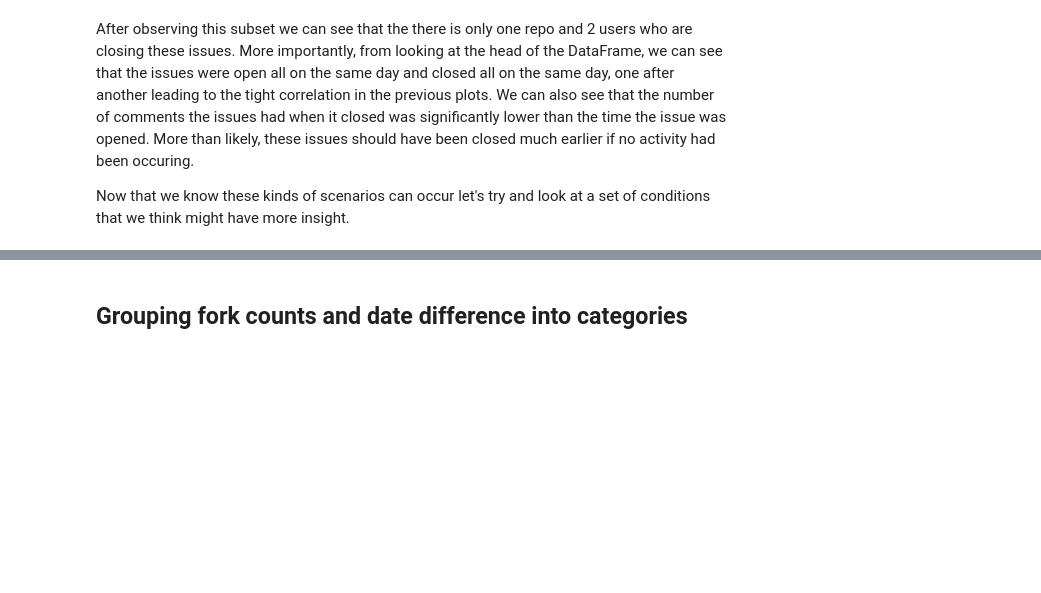
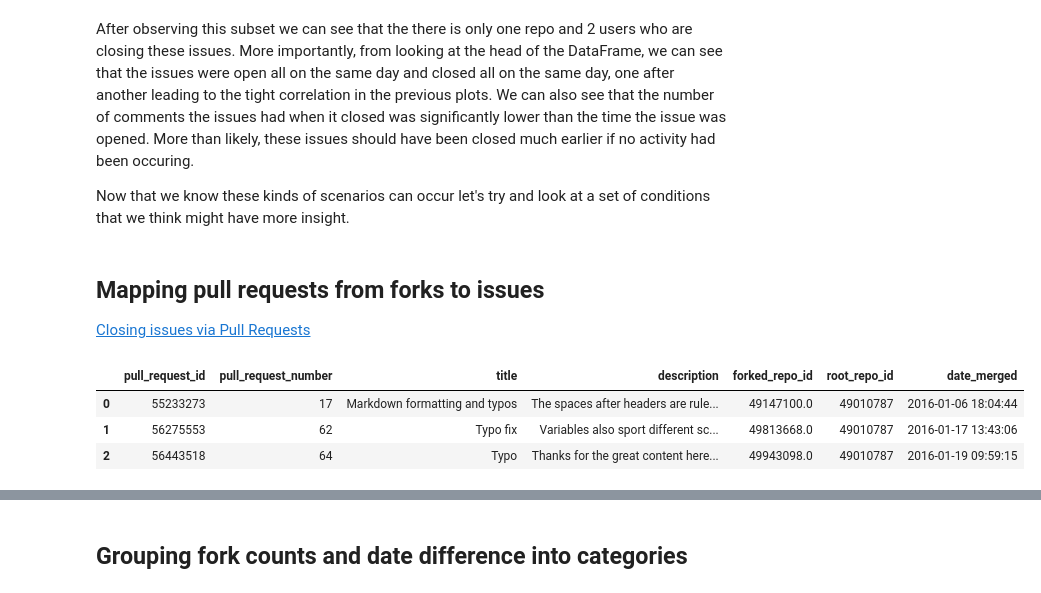
Before and after one commit to nicholas-alonzo/GitHub-Repo-Analysis, a Jupyter notebook: Event-Exploration_na.ipynb, the cells around one changed output, grey strips where cells are left out. Saved outputs shown, nothing was run; the diff lists cells and outputs as text; code cells hidden in the pictures; blank space fills up the shorter version.

```diff
--- a/Event-Exploration_na.ipynb
+++ b/Event-Exploration_na.ipynb
@@ -290,3 +294,7 @@ Unique users closing issue [u'AVellucci' u'mchristopher']
 After observing this subset we can see that the there is only one repo and 2 users who are closing these issues. More importantly, from looking at the head of the DataFrame, we can see that the issues were open all on the same day and closed all on the same day, one after another leading to the tight correlation in the previous plots. We can also see that the number of comments the issues had when it closed was significantly lower than the time the issue was opened. More than likely, these issues should have been closed much earlier if no activity had been occuring.
 
 Now that we know these kinds of scenarios can occur let's try and look at a set of conditions that we think might have more insight.
+# %% [markdown]
+## Mapping pull requests from forks to issues
+
+[Closing issues via Pull Requests](https://help.github.com/articles/closing-issues-via-commit-messages/)
@@ -292,0 +312,15 @@ Now that we know these kinds of scenarios can occur let's try and look at a set
+# %%
+pull_requests_query = '''
+SELECT pull_request_id, pull_request_number, title,
+       description, from_repo_id AS forked_repo_id, to_repo_id AS root_repo_id, date_merged
+  FROM pull_request_events
+ WHERE merged = 1;
+'''
+pull_requests = pd.read_sql(pull_requests_query, db)
+# %%
+pull_requests.head(n=3)
+# %% [output]
+|  | pull_request_id | pull_request_number | title | description | forked_repo_id | root_repo_id | date_merged |
+| 0 | 55233273 | 17 | Markdown formatting and typos | The spaces after headers are rule... | 49147100.0 | 49010787 | 2016-01-06 18:04:44 |
+| 1 | 56275553 | 62 | Typo fix | Variables also sport different sc... | 49813668.0 | 49010787 | 2016-01-17 13:43:06 |
+| 2 | 56443518 | 64 | Typo | Thanks for the great content here... | 49943098.0 | 49010787 | 2016-01-19 09:59:15 |
```
Also changed, not shown: parts of 19 cells of this notebook.
